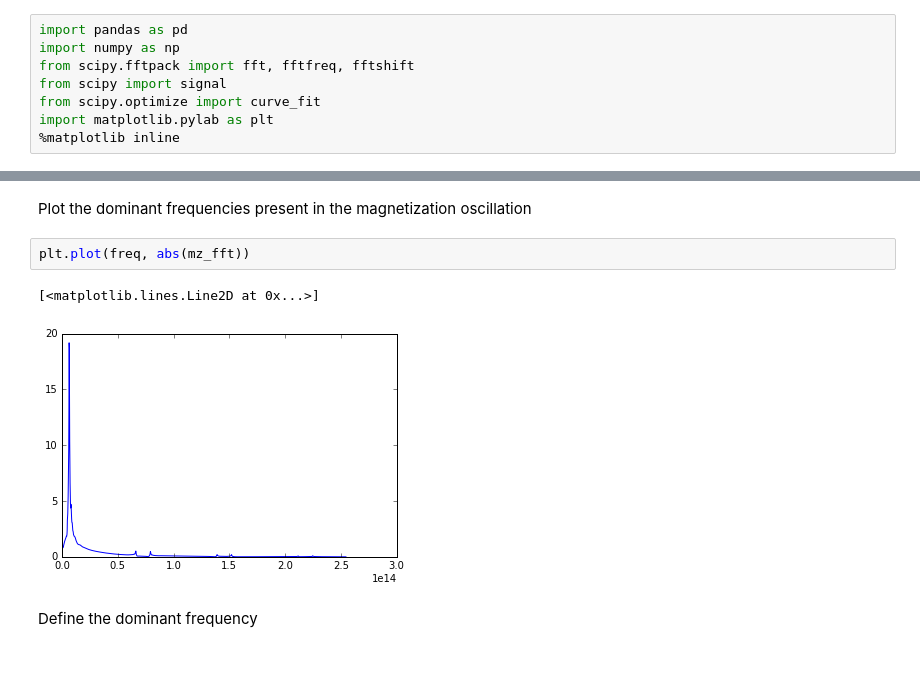
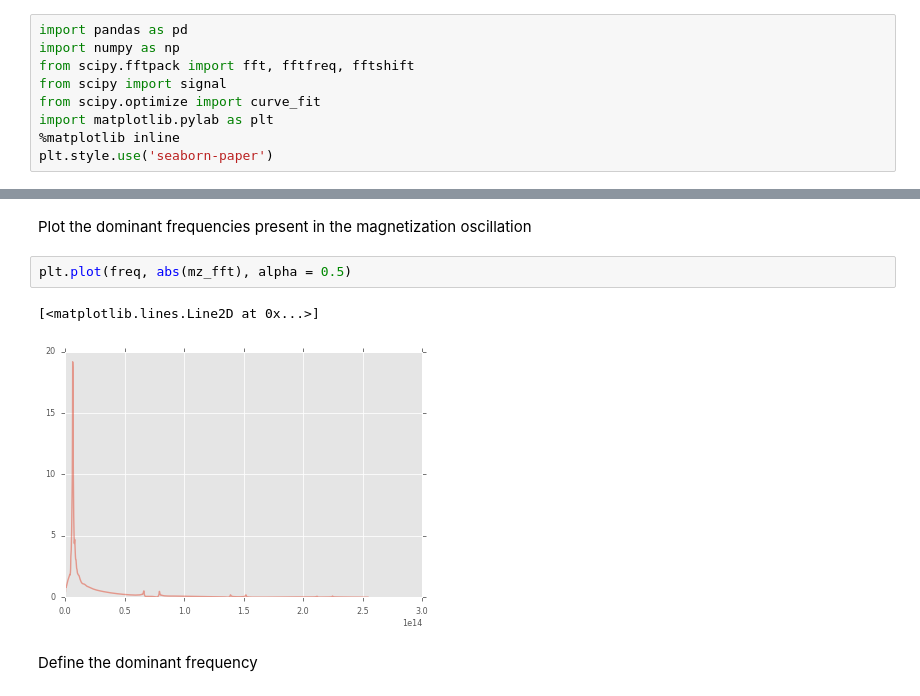
Before and after one commit to carlosmiguelpatino/FerromagneticResonance, a Jupyter notebook: Ferromagnetic Resonance Analysis.ipynb, the cells around one changed output, grey strips where cells are left out. Cells and saved outputs as stored; diff of their text form; blank space fills up the shorter version.

Commit message:
add ggplot style to plots

```diff
--- a/Ferromagnetic Resonance Analysis.ipynb
+++ b/Ferromagnetic Resonance Analysis.ipynb
@@ -8,6 +8,7 @@ from scipy import signal
 from scipy.optimize import curve_fit
 import matplotlib.pylab as plt
 %matplotlib inline
+plt.style.use('seaborn-paper')
 # %% [markdown]
 ## Import data simulated in oommf from csv
 # %%
@@ -82,10 +83,10 @@ mz_fft = mz_fft[mask]
 # %% [markdown]
 Plot the dominant frequencies present in the magnetization oscillation
 # %%
-plt.plot(freq, abs(mz_fft))
+plt.plot(freq, abs(mz_fft), alpha = 0.5)
 # %% [output]
 [<matplotlib.lines.Line2D at 0x...>]
-[figure, old version]
+[figure, new version]
 # %% [markdown]
 Define the dominant frequency
 # %%
```
Also changed, not shown: parts of 4 cells of this notebook, 1 other file.
